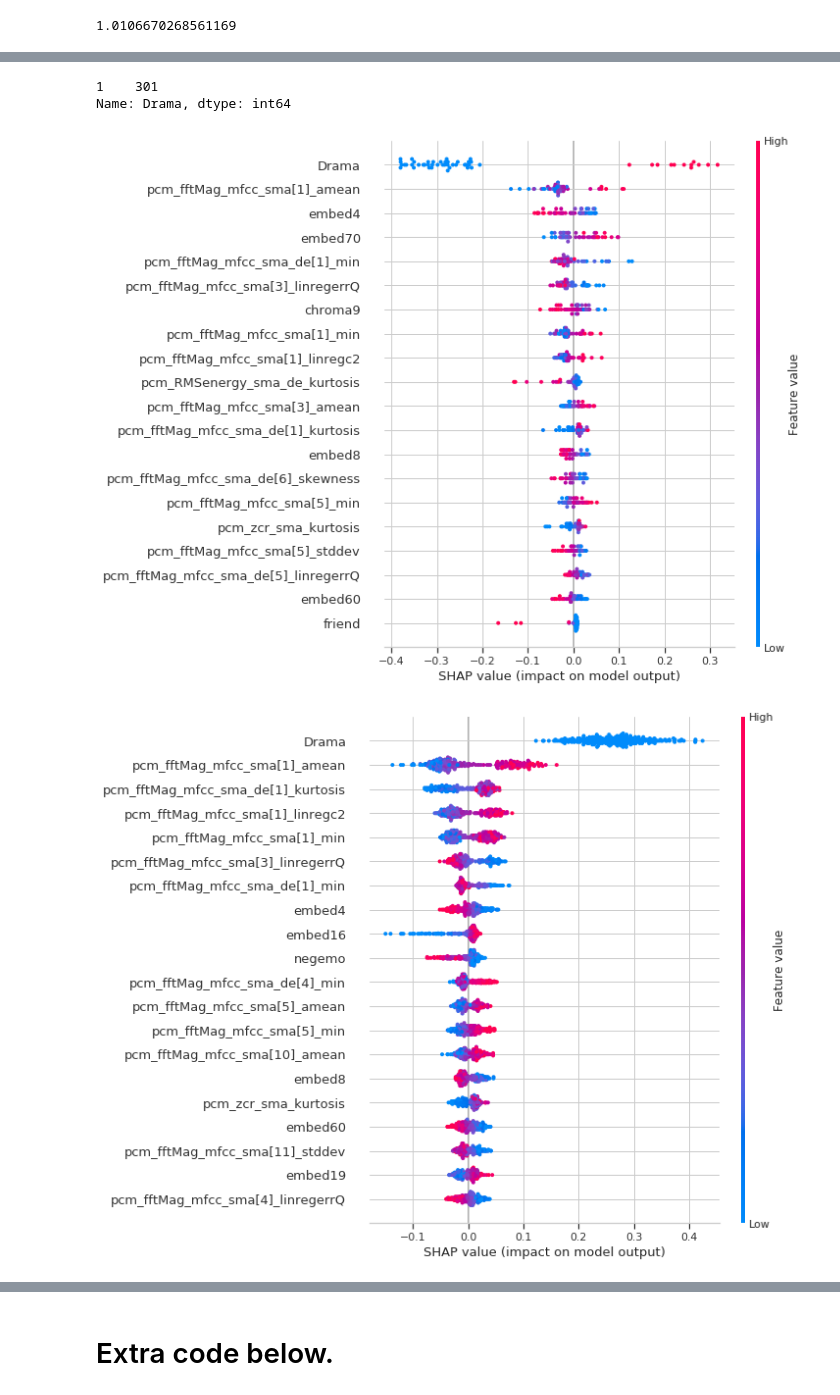
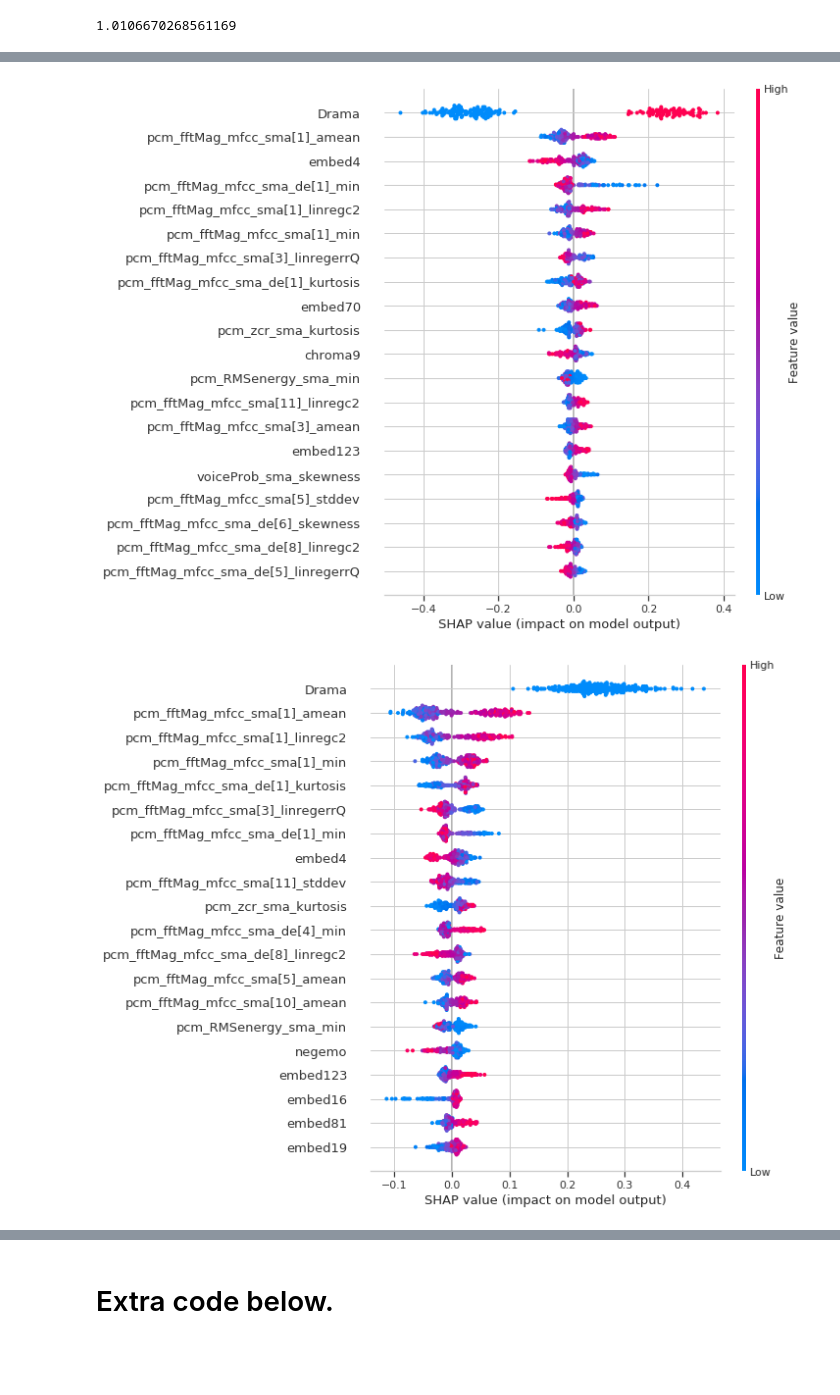
Before and after one commit to iamsusiep/slp2019, a Jupyter notebook: ML_notebook_RF.ipynb, the cells around one changed output, grey strips where cells are left out. Cells and saved outputs as stored; diff of their text form; code cells hidden in the pictures; blank space fills up the shorter version.

```diff
--- a/ML_notebook_RF.ipynb
+++ b/ML_notebook_RF.ipynb
@@ -354,15 +361,10 @@ shap.summary_plot(shap_values, X_test_rf)
-# %%
-X_test_rf[X_test['Drama'] == 1]['Drama'].value_counts()
-# %% [output]
-1    301
-Name: Drama, dtype: int64
 # %%
-gen_films = X_test_rf[X_test['Horror'] == 1][X_train_rf.columns]
-shap.summary_plot(shap_values[(X_test['Horror'] == 1).values], gen_films)
+gen_films = X_test_rf[X_test['Comedy'] == 1][X_train_rf.columns]
+shap.summary_plot(shap_values[(X_test['Comedy'] == 1).values], gen_films)
 
 gen_films = X_test_rf[X_test['Drama'] == 1][X_train_rf.columns]
 shap.summary_plot(shap_values[(X_test['Drama'] == 1).values], gen_films)
 # %% [output]
-[figure, old version]
+[figure, new version]
-[figure, old version]
+[figure, new version]
 # %% [markdown]
```
Also changed, not shown: parts of 21 cells of this notebook.
